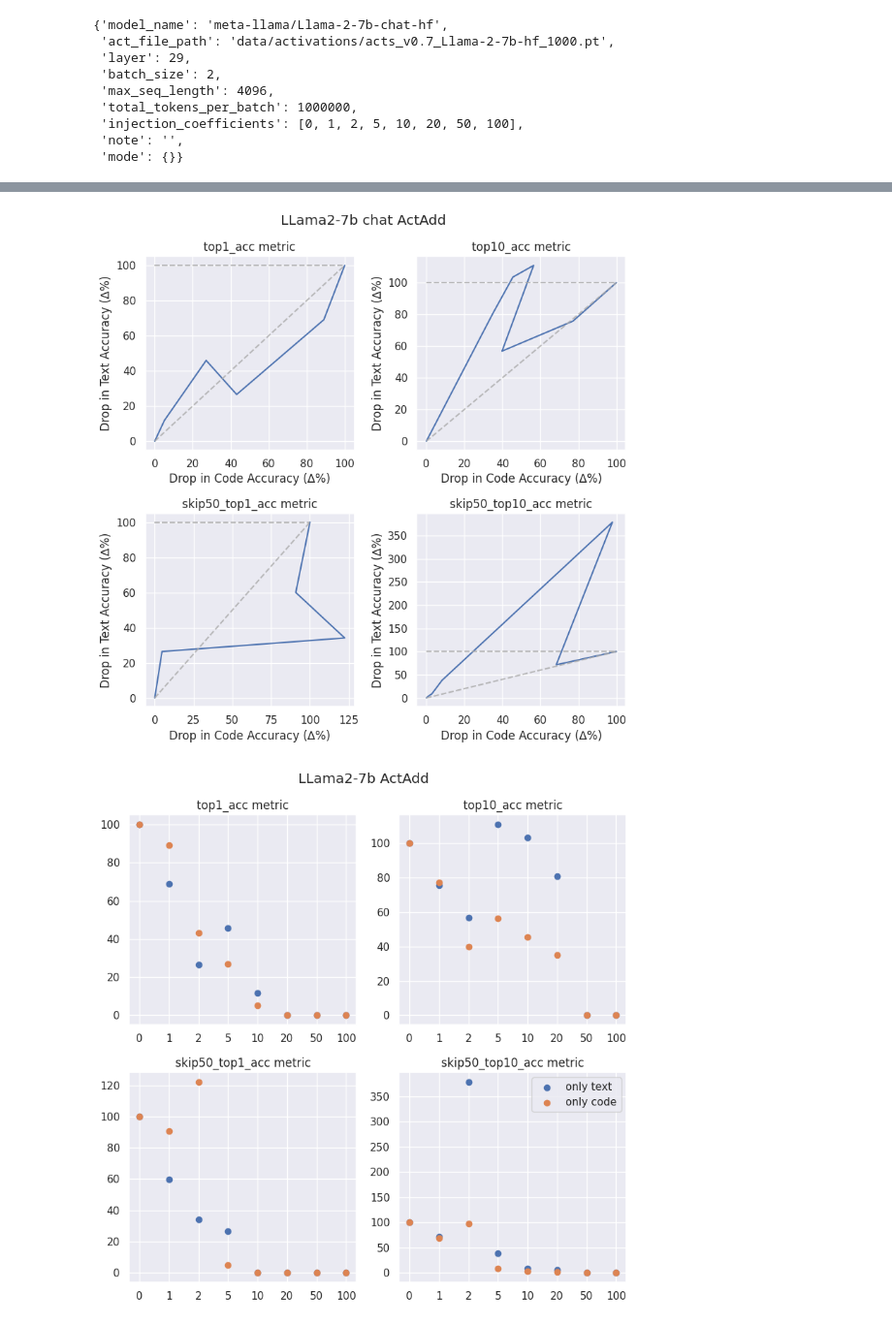
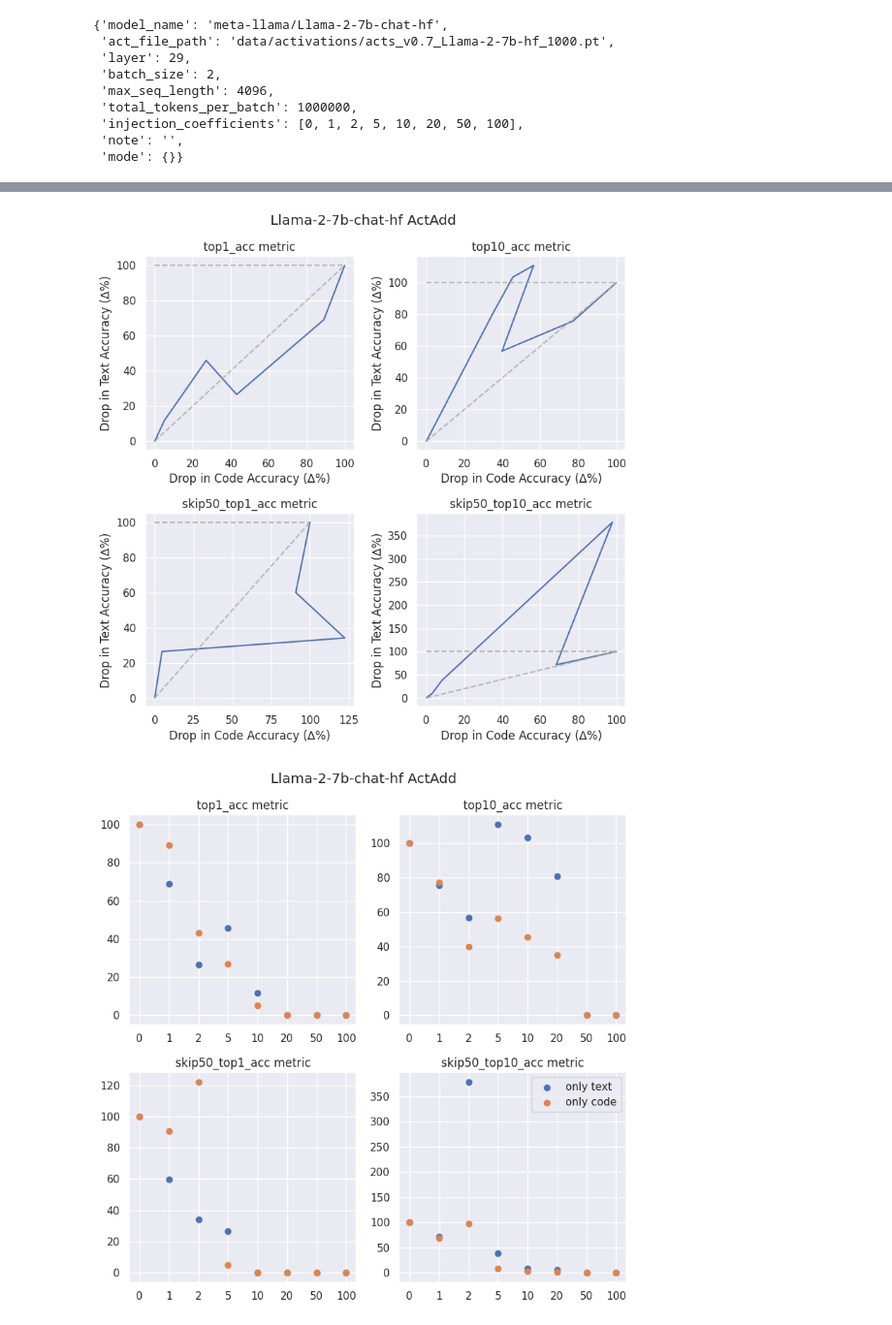
Before and after one commit to TeunvdWeij/extending-activation-addition, a Jupyter notebook: src/make_plots.ipynb, the cells around one changed output, grey strips where cells are left out. Shown at 97% size. Drawn from its saved outputs; the diff is of its cells as text; code cells hidden in the pictures.

Commit message:
extra plot

```diff
--- a/src/make_plots.ipynb
+++ b/src/make_plots.ipynb
@@ -5,4 +5,3 @@
 import json
 import matplotlib.pyplot as plt
 import seaborn as sns
-sns.set_theme()
@@ -45,10 +45,12 @@ for mode in modes:
                 accs[mode][metric][1][i] += 1
 
 for mode in modes:
-    # for metric in metrics:
-    for metric in ["skip50_top10_acc"]:
+    for metric in metrics:
+    # for metric in ["skip50_top10_acc"]:
         sum_scores, counts = accs[mode][metric]
         avg_scores = [sum_score / count for sum_score, count in zip(sum_scores, counts)]
         relative_scores = [avg_score / avg_scores[0]*100 for avg_score in avg_scores]
         accs[mode][metric] = relative_scores
-        print(max(avg_scores))
+        # print(f"\n\nMetric: {metric}")
+        # print(f"avg_score: {avg_scores}\n")
+        # print(f"relative_scores: {relative_scores}")
@@ -102,32 +70,33 @@ for metric, ax in zip(metrics, axs.reshape(-1)):
     ax.plot([0, scale], [scale, scale], color="darkgray", linestyle="--", alpha=0.8)
     ax.plot([0, scale], [0,     scale], color="darkgray", linestyle="--", alpha=0.8)
 
-plt.suptitle("LLama2-7b chat ActAdd")
+title = results["meta"]["model_name"].split("/")[1] + " ActAdd"
+plt.suptitle(title)
 fig.tight_layout()
 plt.show()
 # %% [output]
-[figure, old version]
+[figure, new version]
 # %%
 # create a seaborn style graph
 sns.set_theme()
 fig, axs = plt.subplots(2, 2, figsize=(8,8))
 scale = 100
 ic_ints = [ic.split("_")[2] for ic in injection_coefficients]
 
 for metric, ax in zip(metrics, axs.reshape(-1)):
     # ax.scatter(accs["only_code"][metric], accs['only_text'][metric])
     ax.scatter(ic_ints, accs['only_text'][metric], label="only text")
     ax.scatter(ic_ints, accs['only_code'][metric], label="only code")
 
     ax.set_title(f"{metric} metric")
     # ax.set_xlabel("Drop in Code Accuracy (∆%)")
     # ax.set_ylabel("Drop in Text Accuracy (∆%)")
 
     # ax.plot([0, scale], [scale, scale], color="darkgray", linestyle="--", alpha=0.8)
     # ax.plot([0, scale], [0,     scale], color="darkgray", linestyle="--", alpha=0.8)
 plt.legend()
-plt.suptitle("LLama2-7b ActAdd")
+plt.suptitle(title)
 fig.tight_layout()
 plt.show()
 # %% [output]
-[figure, old version]
+[figure, new version]
```
Also changed, not shown: parts of 8 cells of this notebook.
